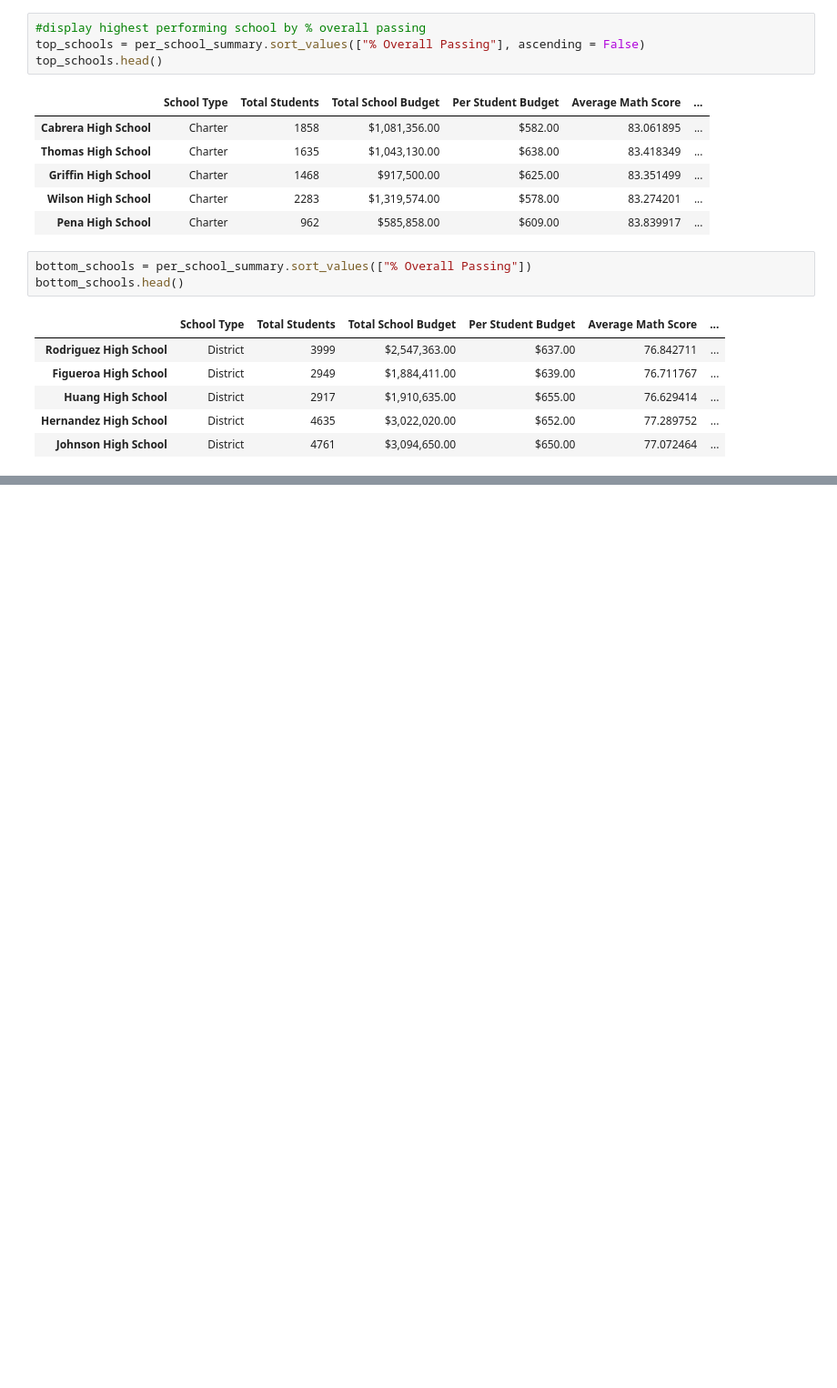
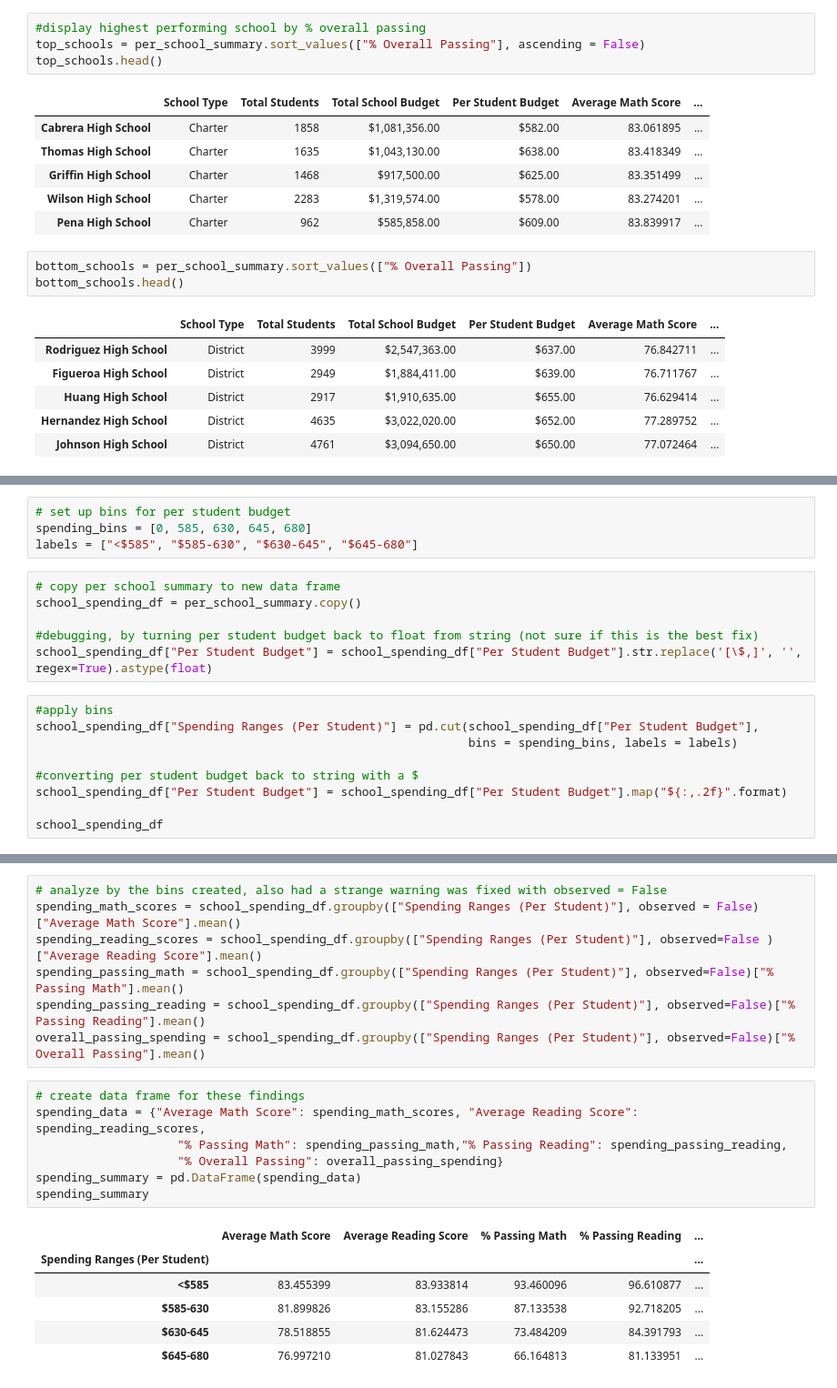
Before and after one commit to jacktemme/pandas-challenge, a Jupyter notebook: PyCitySchools/PyCitySchools.ipynb, the cells around one changed output, grey strips where cells are left out. Shown: that part at 91% size. Drawn from its saved outputs; the diff is of its cells as text; blank space fills up the shorter version.

```diff
--- a/PyCitySchools/PyCitySchools.ipynb
+++ b/PyCitySchools/PyCitySchools.ipynb
@@ -427,3 +428,22 @@ reading_score_per_grade
 | Thomas High School | 83.728850 | 84.254157 | 83.585542 | 83.831361 |
 | Wilson High School | 83.939778 | 84.021452 | 83.764608 | 84.317673 |
 | Wright High School | 83.833333 | 83.812757 | 84.156322 | 84.073171 |
+# %%
+# set up bins for per student budget
+spending_bins = [0, 585, 630, 645, 680]
+labels = ["<$585", "$585-630", "$630-645", "$645-680"]
+# %%
+# copy per school summary to new data frame
+school_spending_df = per_school_summary.copy()
+
+#debugging, by turning per student budget back to float from string (not sure if this is the best fix)
+school_spending_df["Per Student Budget"] = school_spending_df["Per Student Budget"].str.replace('[\$,]', '', regex=True).astype(float)
+# %%
+#apply bins
+school_spending_df["Spending Ranges (Per Student)"] = pd.cut(school_spending_df["Per Student Budget"],
+                                                             bins = spending_bins, labels = labels)
+
+#converting per student budget back to string with a $
+school_spending_df["Per Student Budget"] = school_spending_df["Per Student Budget"].map("${:,.2f}".format)
+
+school_spending_df
@@ -429,0 +467,21 @@ reading_score_per_grade
+# %%
+# analyze by the bins created, also had a strange warning was fixed with observed = False
+spending_math_scores = school_spending_df.groupby(["Spending Ranges (Per Student)"], observed = False)["Average Math Score"].mean()
+spending_reading_scores = school_spending_df.groupby(["Spending Ranges (Per Student)"], observed=False )["Average Reading Score"].mean()
+spending_passing_math = school_spending_df.groupby(["Spending Ranges (Per Student)"], observed=False)["% Passing Math"].mean()
+spending_passing_reading = school_spending_df.groupby(["Spending Ranges (Per Student)"], observed=False)["% Passing Reading"].mean()
+overall_passing_spending = school_spending_df.groupby(["Spending Ranges (Per Student)"], observed=False)["% Overall Passing"].mean()
+# %%
+# create data frame for these findings
+spending_data = {"Average Math Score": spending_math_scores, "Average Reading Score": spending_reading_scores,
+                    "% Passing Math": spending_passing_math,"% Passing Reading": spending_passing_reading,
+                    "% Overall Passing": overall_passing_spending}
+spending_summary = pd.DataFrame(spending_data)
+spending_summary
+# %% [output]
+|  | Average Math Score | Average Reading Score | % Passing Math | % Passing Reading | ... |
+| Spending Ranges (Per Student) |  |  |  |  | ... |
+| <$585 | 83.455399 | 83.933814 | 93.460096 | 96.610877 | ... |
+| $585-630 | 81.899826 | 83.155286 | 87.133538 | 92.718205 | ... |
+| $630-645 | 78.518855 | 81.624473 | 73.484209 | 84.391793 | ... |
+| $645-680 | 76.997210 | 81.027843 | 66.164813 | 81.133951 | ... |
```
Also changed, not shown: parts of 12 cells of this notebook.
